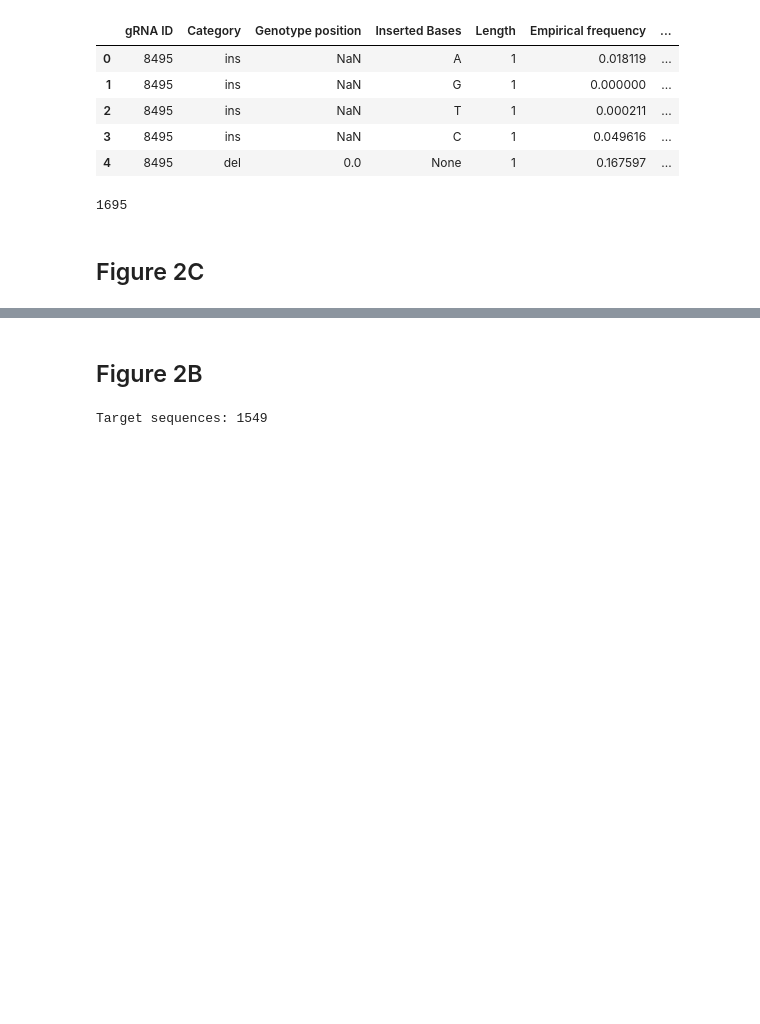
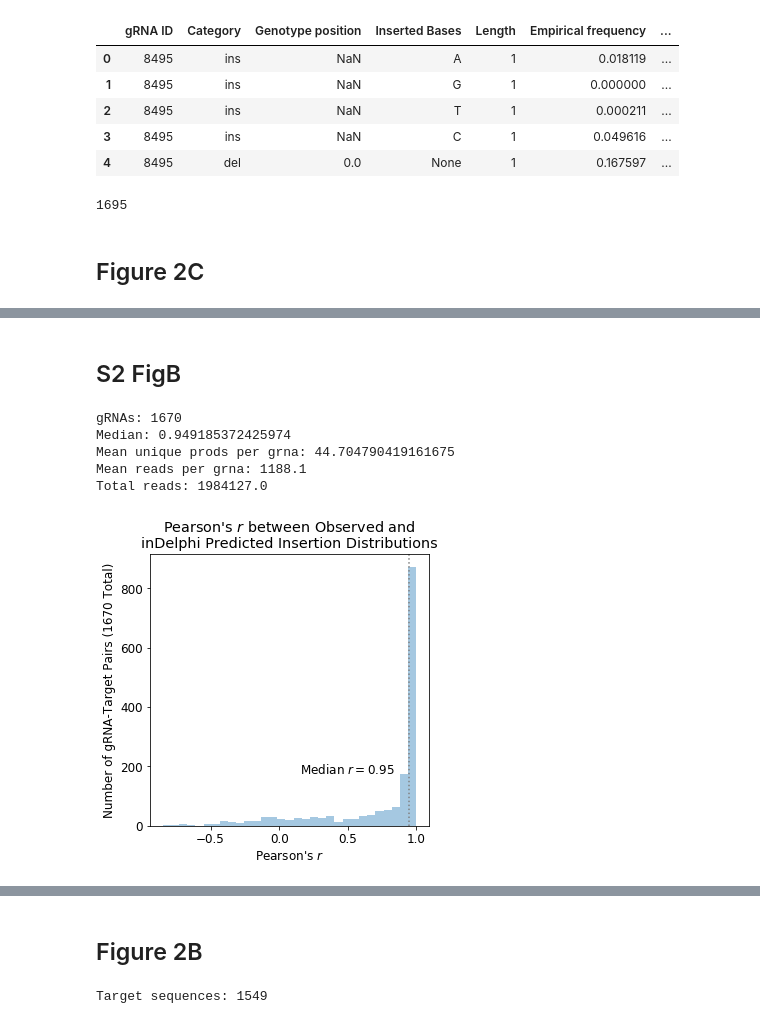
Before and after one commit to gifford-lab/skipguide-analysis, a Jupyter notebook: src/inDelphi_Evaluation.ipynb, the cells around one changed output, grey strips where cells are left out. Saved outputs shown, nothing was run; the diff lists cells and outputs as text; code cells hidden in the pictures; blank space fills up the shorter version.

```diff
--- a/src/inDelphi_Evaluation.ipynb
+++ b/src/inDelphi_Evaluation.ipynb
@@ -196,7 +196,7 @@ def datA_table():
     return df
 
 
-def plot_distance_distributions():
+def plot_distance_distributions(insertion_only=False, deletion_only=False, dx=0):
     distances = []
     num_unique_products = []
     num_observed_products = []
@@ -206,20 +206,36 @@ def plot_distance_distributions():
         num_unique = sum(f > 0 for f in q)
         num_observed = sum(distribution_to_list(unnorm_gt_indel_dist_map[gt])[0])
         if num_observed > MIN_NUM_OBS and num_unique > MIN_UNIQUE:
+            if insertion_only:
+                p = p[0:4]
+                q = q[0:4]
+                if np.sum(p) == 0 or np.sum(q) == 0:
+                    continue
+            elif deletion_only:
+                p = p[4:]
+                q = q[4:]
+                if np.sum(p) == 0 or np.sum(q) == 0:
+                    continue
             distance = distribution_distance(p, q)
             distances.append(distance)
             num_unique_products.append(num_unique)
             num_observed_products.append(num_observed)
 
+    if insertion_only:
+        title = "Pearson's $r$ between Observed and\ninDelphi Predicted Insertion Distributions"
+    elif deletion_only:
+        title = "Pearson's $r$ between Observed and\ninDelphi Predicted Deletion Distributions"
+    else:
+        title = "Pearson's $r$ between Observed and\ninDelphi Predicted Indel Distributions"
+
     plt.rcParams.update({'font.size': 12})
     fig, ax = plt.subplots(figsize=(5,5))
     sns.distplot(distances, kde=False, ax = ax)
-    ax.set(xlabel="Pearson's $r$", ylabel='Number of gRNA-Target Pairs (' + str(len(distances)) + ' Total)', title="Pearson's $r$ between Observed and\ninDelphi Predicted Indel Distributions")
+    ax.set(xlabel="Pearson's $r$", ylabel='Number of gRNA-Target Pairs (' + str(len(distances)) + ' Total)',
+           title=title)
     median = np.median(distances)
     plt.axvline(median, color='gray', linestyle='dotted')
-    plt.text(median - 0.4, 175, 'Median $r = ' + "{:.2f}".format(median) +'$')
-    plt.savefig(os.path.join(IMAGES_DIR, 'indelphi_r.png'), dpi=300, bbox_inches='tight')
-    plt.show()
+    plt.text(median - 0.4 + dx, 175, 'Median $r = ' + "{:.2f}".format(median) +'$')
     print('gRNAs:', len(distances))
     print("Median:", np.median(distances))
     print("Mean unique prods per grna:", np.mean(num_unique_products))
@@ -257,0 +276,13 @@ Total reads: 1998924.5
+# %% [markdown]
+## S2 FigB
+# %%
+plot_distance_distributions(insertion_only=True, dx=-0.4)
+plt.savefig(os.path.join(IMAGES_DIR, 'indelphi_insert_r.png'), dpi=300, bbox_inches='tight')
+plt.show()
+# %% [output]
+gRNAs: 1670
+Median: 0.949185372425974
+Mean unique prods per grna: 44.704790419161675
+Mean reads per grna: 1188.1
+Total reads: 1984127.0
+[figure, added]
```
Also changed, not shown: parts of 4 cells of this notebook, 14 other files.
